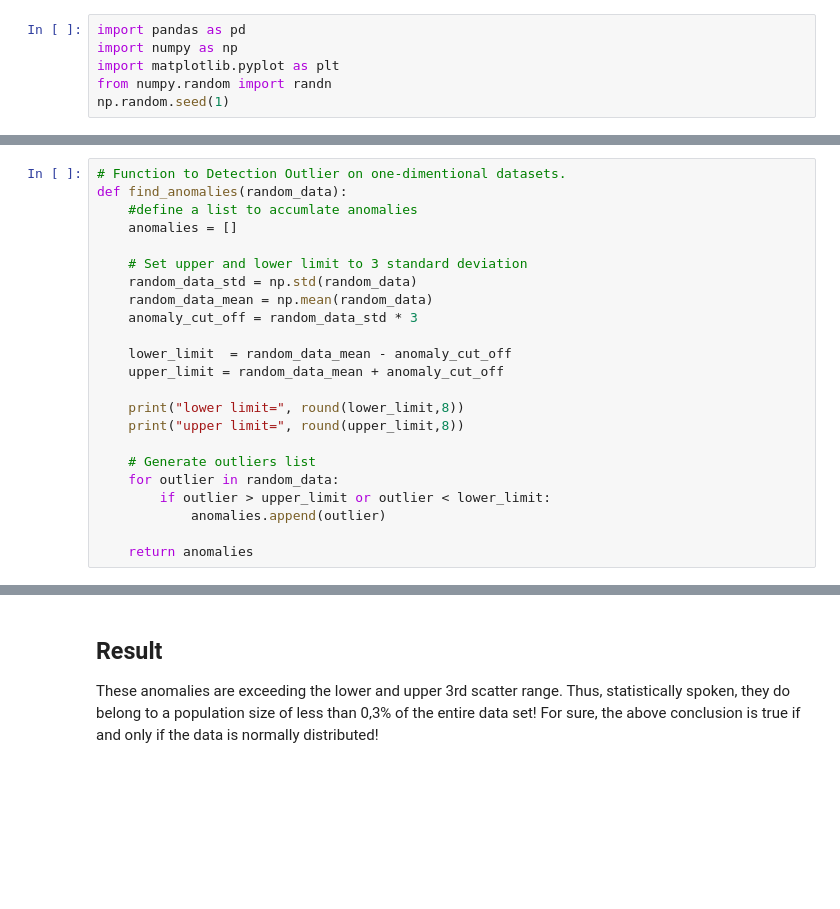
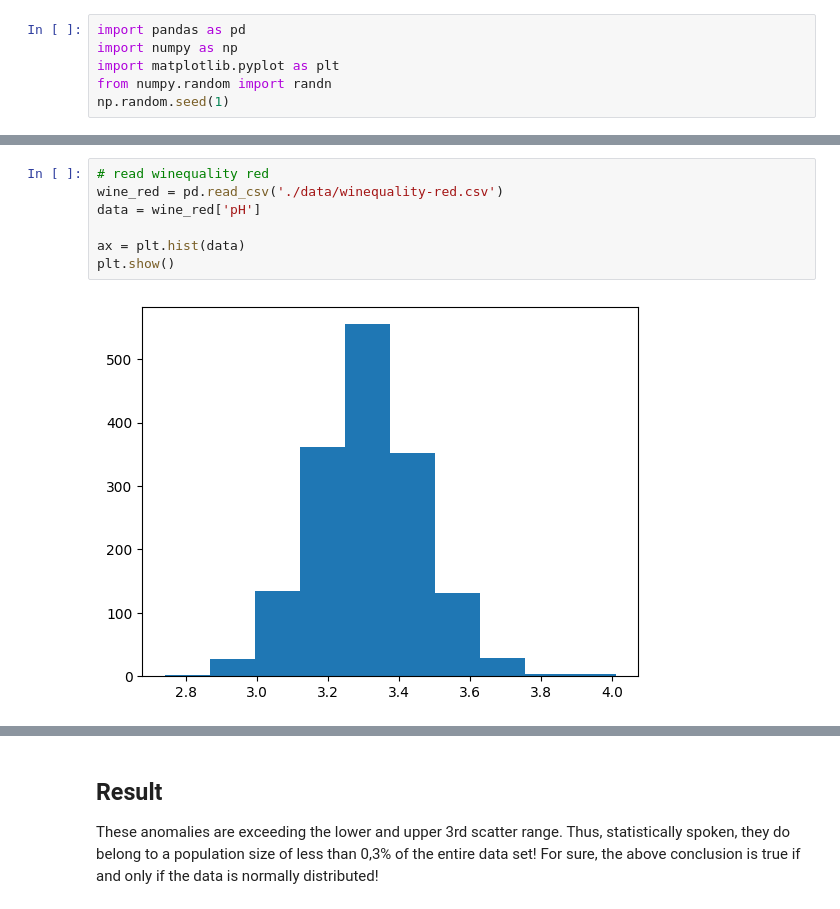
Before and after one commit to Dansk04/AML, a Jupyter notebook: Ex1.StdDev_work.ipynb, the cells around one changed output, grey strips where cells are left out. Cells and saved outputs as stored; diff of their text form; blank space fills up the shorter version.

```diff
--- a/Ex1.StdDev_work.ipynb
+++ b/Ex1.StdDev_work.ipynb
@@ -65,23 +72,9 @@ pearth_weather = pd.read_csv('./sample_data/')
-# %%
-# Function to Detection Outlier on one-dimentional datasets.
-def find_anomalies(random_data):
-    #define a list to accumlate anomalies
-    anomalies = []
-
-    # Set upper and lower limit to 3 standard deviation
-    random_data_std = np.std(random_data)
-    random_data_mean = np.mean(random_data)
-    anomaly_cut_off = random_data_std * 3
-
-    lower_limit  = random_data_mean - anomaly_cut_off
-    upper_limit = random_data_mean + anomaly_cut_off
-
-    print("lower limit=", round(lower_limit,8))
-    print("upper limit=", round(upper_limit,8))
-
-    # Generate outliers list
-    for outlier in random_data:
-        if outlier > upper_limit or outlier < lower_limit:
-            anomalies.append(outlier)
-
-    return anomalies
+# %%
+# read winequality red
+wine_red = pd.read_csv('./data/winequality-red.csv')
+data = wine_red['pH']
+
+ax = plt.hist(data)
+plt.show()
+# %% [output]
+[figure, added]
```
Also changed, not shown: parts of 6 cells of this notebook.
